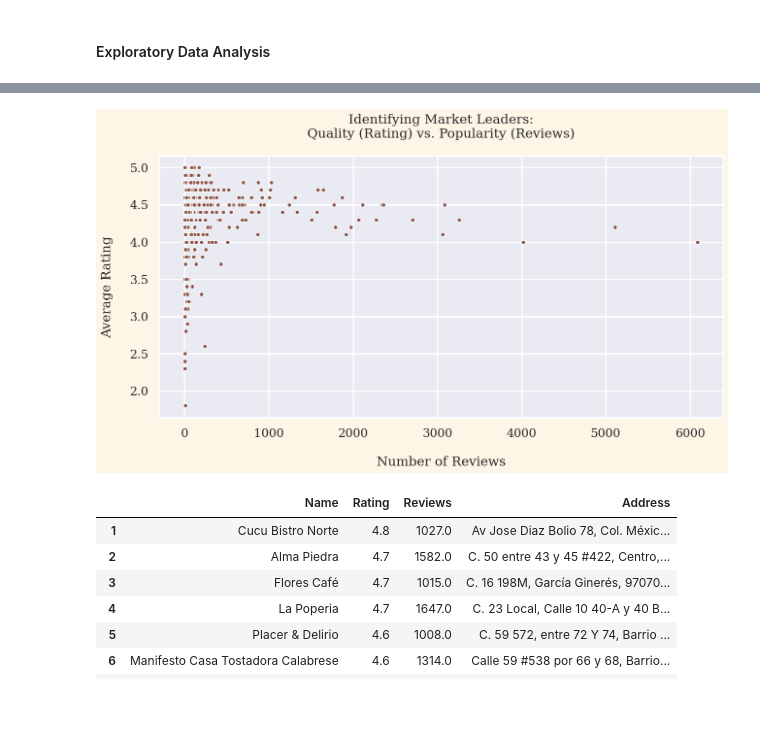
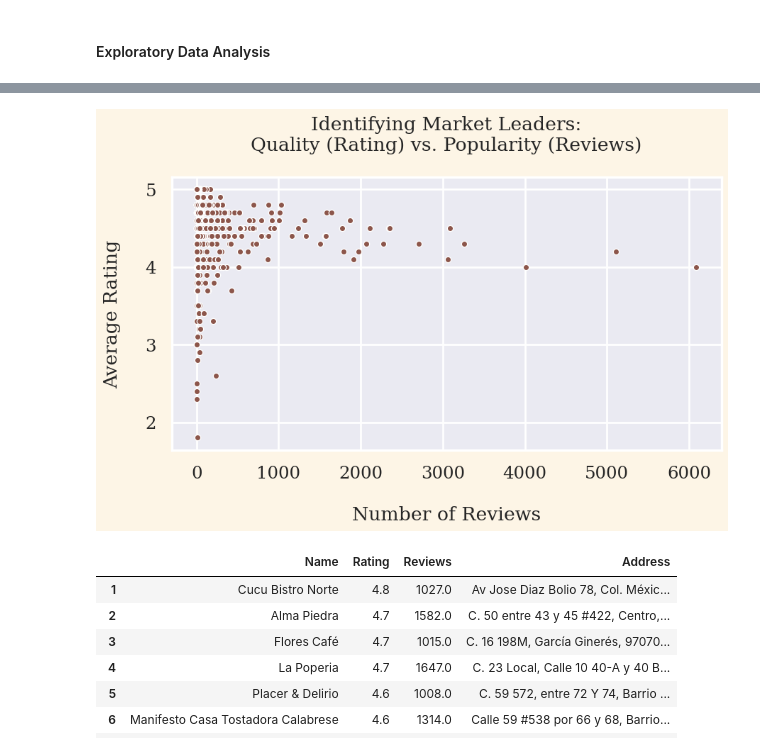
Before and after one commit to cj-chavarria/Merida-Coffee-Shops-Analysis, a Jupyter notebook: coffee-shops-analysis.ipynb, the cells around one changed output, grey strips where cells are left out. Cells and saved outputs as stored; diff of their text form; code cells hidden in the pictures; blank space fills up the shorter version.

```diff
--- a/coffee-shops-analysis.ipynb
+++ b/coffee-shops-analysis.ipynb
@@ -155,15 +182,13 @@ m
 # %%
-sns.set_theme(context='poster', font='serif', font_scale=0.8)
-
-plt.figure(figsize=(15,7), facecolor='oldlace')
+plt.figure(figsize=(10,5), facecolor='oldlace')
 sns.scatterplot(x=coffee_shops['userRatingCount'], y=coffee_shops['rating'], c='tab:brown', marker='.')
 plt.xlabel('\nNumber of Reviews')
 plt.ylabel('Average Rating\n')
 plt.title('Identifying Market Leaders:\nQuality (Rating) vs. Popularity (Reviews)\n')
 
 plt.show()
 # %% [output]
-[figure, old version]
+[figure, new version]
 # %%
 best_coffee_shops = coffee_shops[(coffee_shops['rating'] >= 4.5) & (coffee_shops['userRatingCount'] >= 1000)].sort_values(by='rating', ascending=False)[['displayName', 'rating', 'userRatingCount', 'formattedAddress']].iloc[:10]
 best_coffee_shops.rename(columns={'displayName':'Name', 'rating':'Rating', 'userRatingCount':'Reviews', 'formattedAddress':'Address'}).set_index(pd.RangeIndex(1, 11))
```
Also changed, not shown: parts of 7 cells of this notebook, 1 other file.
